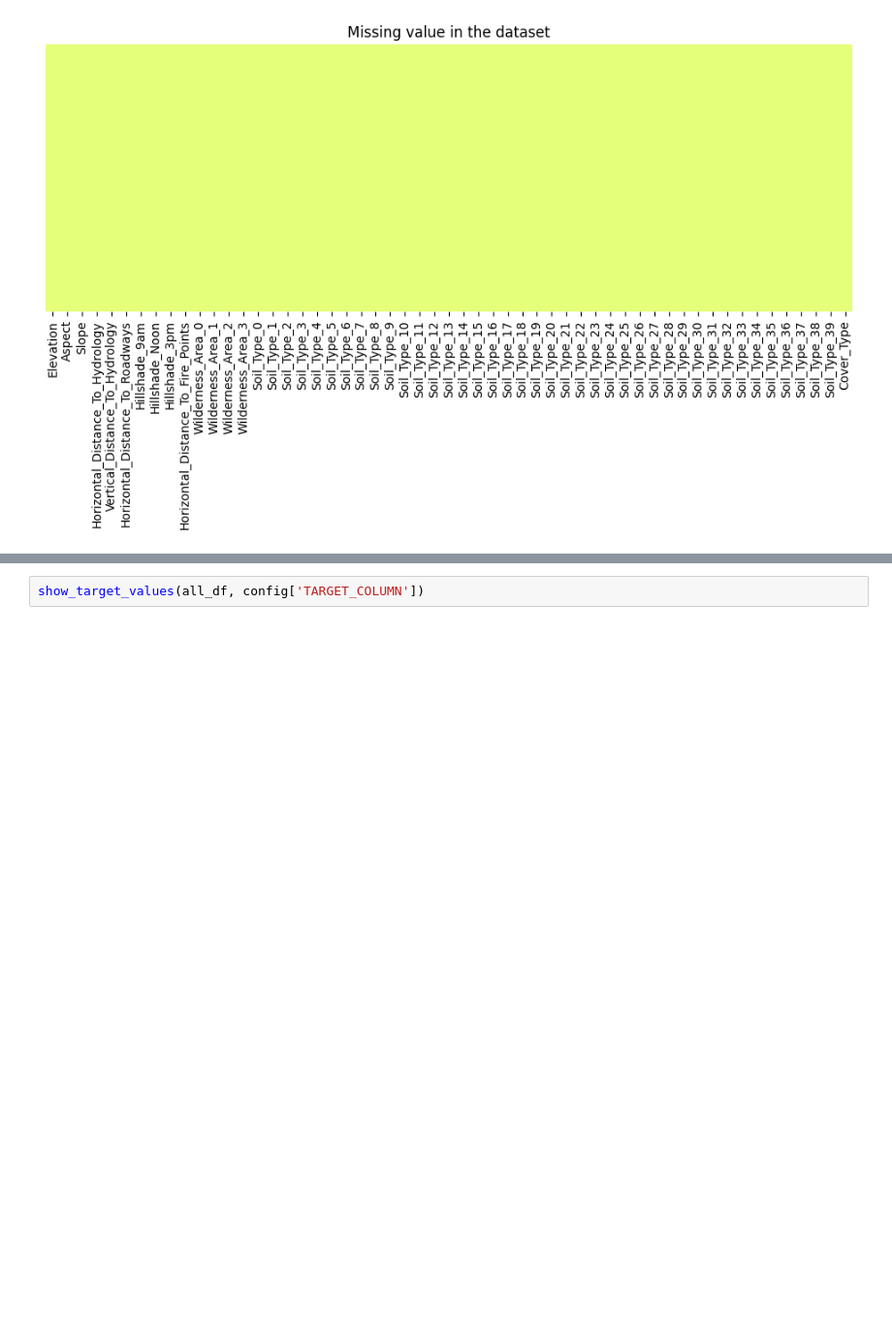
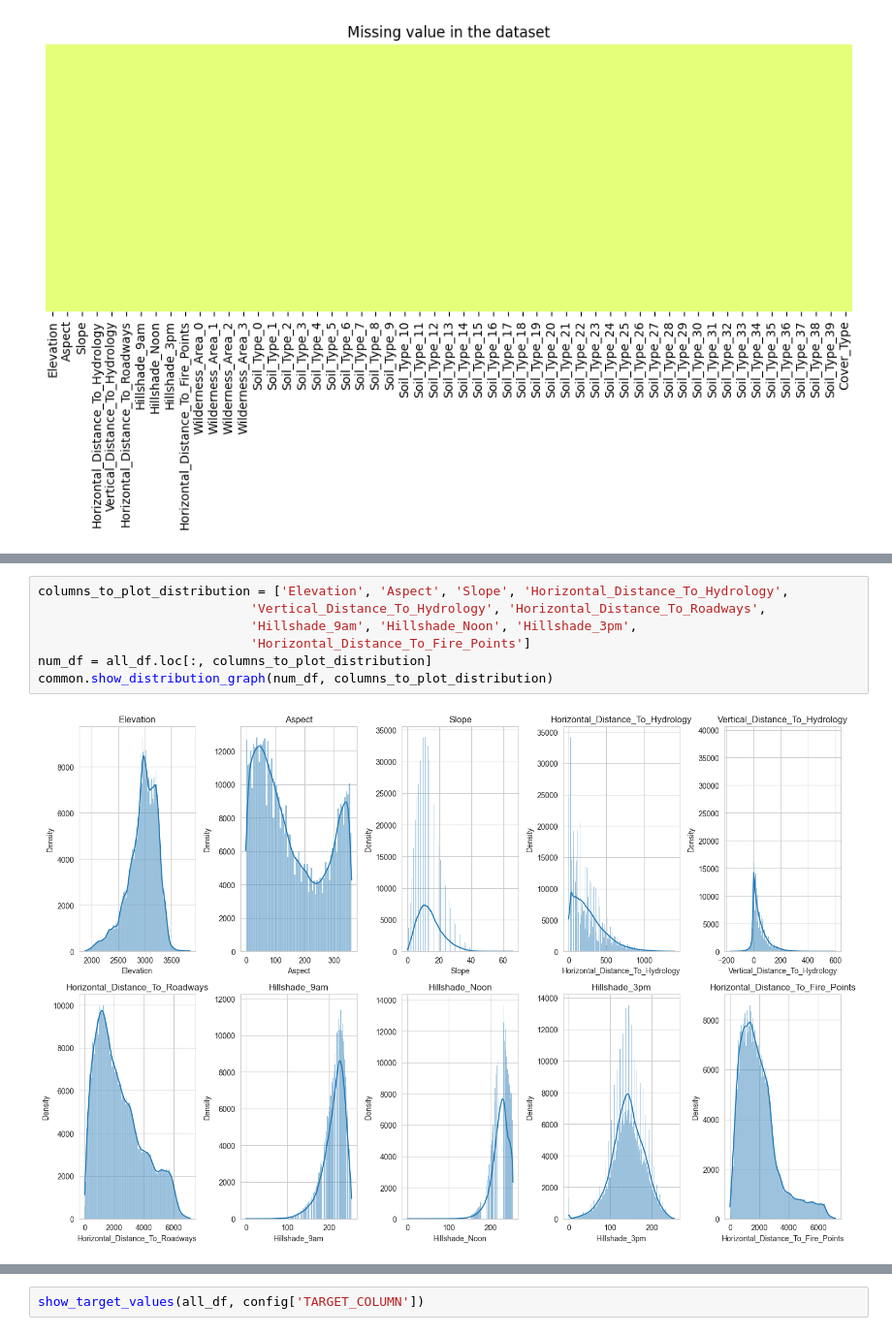
Before and after one commit to brinashong/CS5344_Project, a Jupyter notebook: work/eda/covertype_eda.ipynb, the cells around one changed output, grey strips where cells are left out. Shown at 97% size. Saved outputs shown, nothing was run; the diff lists cells and outputs as text; blank space fills up the shorter version.

```diff
--- a/work/eda/covertype_eda.ipynb
+++ b/work/eda/covertype_eda.ipynb
@@ -78,0 +129,9 @@ show_missing_values(all_df)
+# %%
+columns_to_plot_distribution = ['Elevation', 'Aspect', 'Slope', 'Horizontal_Distance_To_Hydrology',
+                            'Vertical_Distance_To_Hydrology', 'Horizontal_Distance_To_Roadways',
+                            'Hillshade_9am', 'Hillshade_Noon', 'Hillshade_3pm',
+                            'Horizontal_Distance_To_Fire_Points']
+num_df = all_df.loc[:, columns_to_plot_distribution]
+common.show_distribution_graph(num_df, columns_to_plot_distribution)
+# %% [output]
+[figure, added]
```
Also changed, not shown: parts of 14 cells of this notebook, 9 other files.
